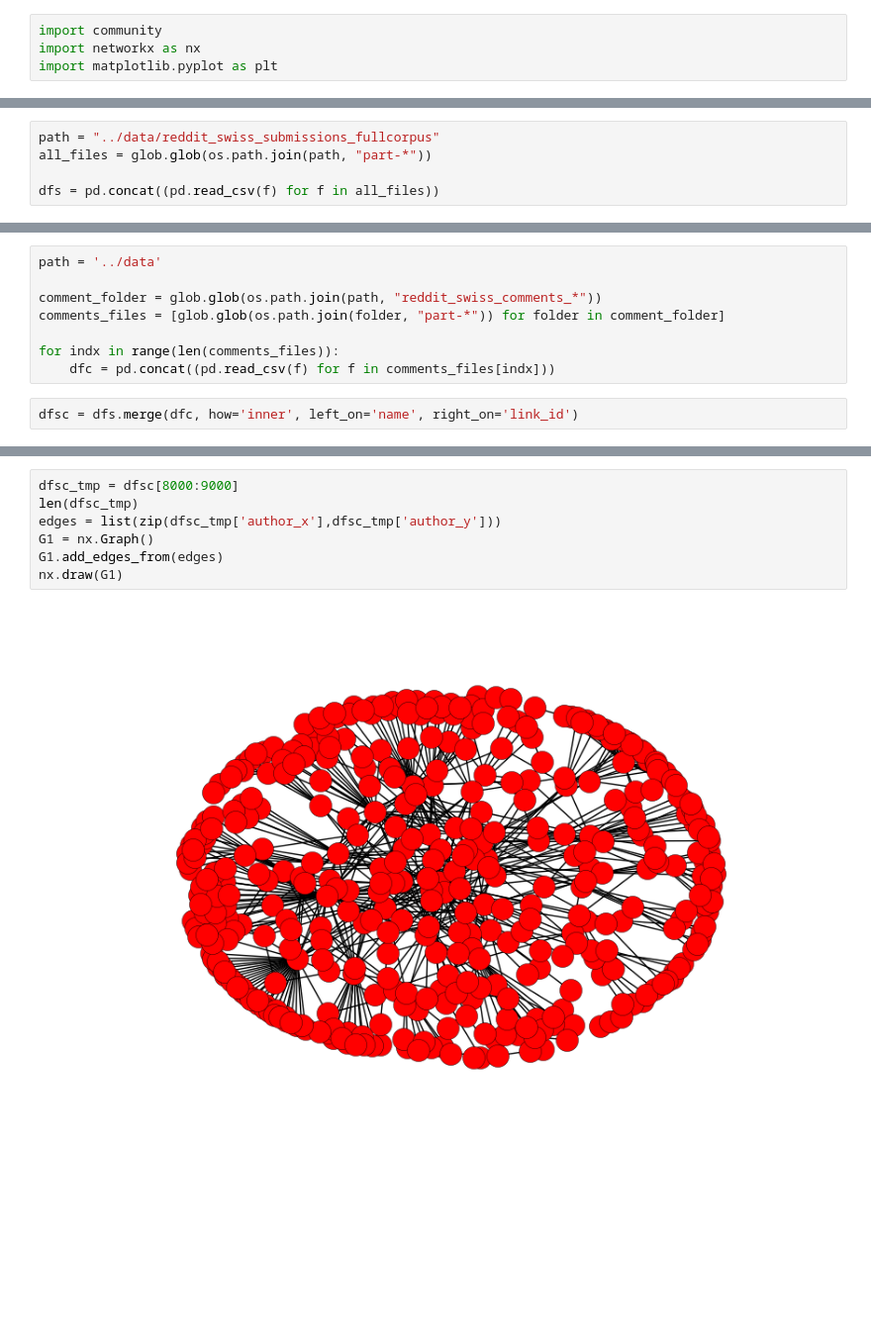
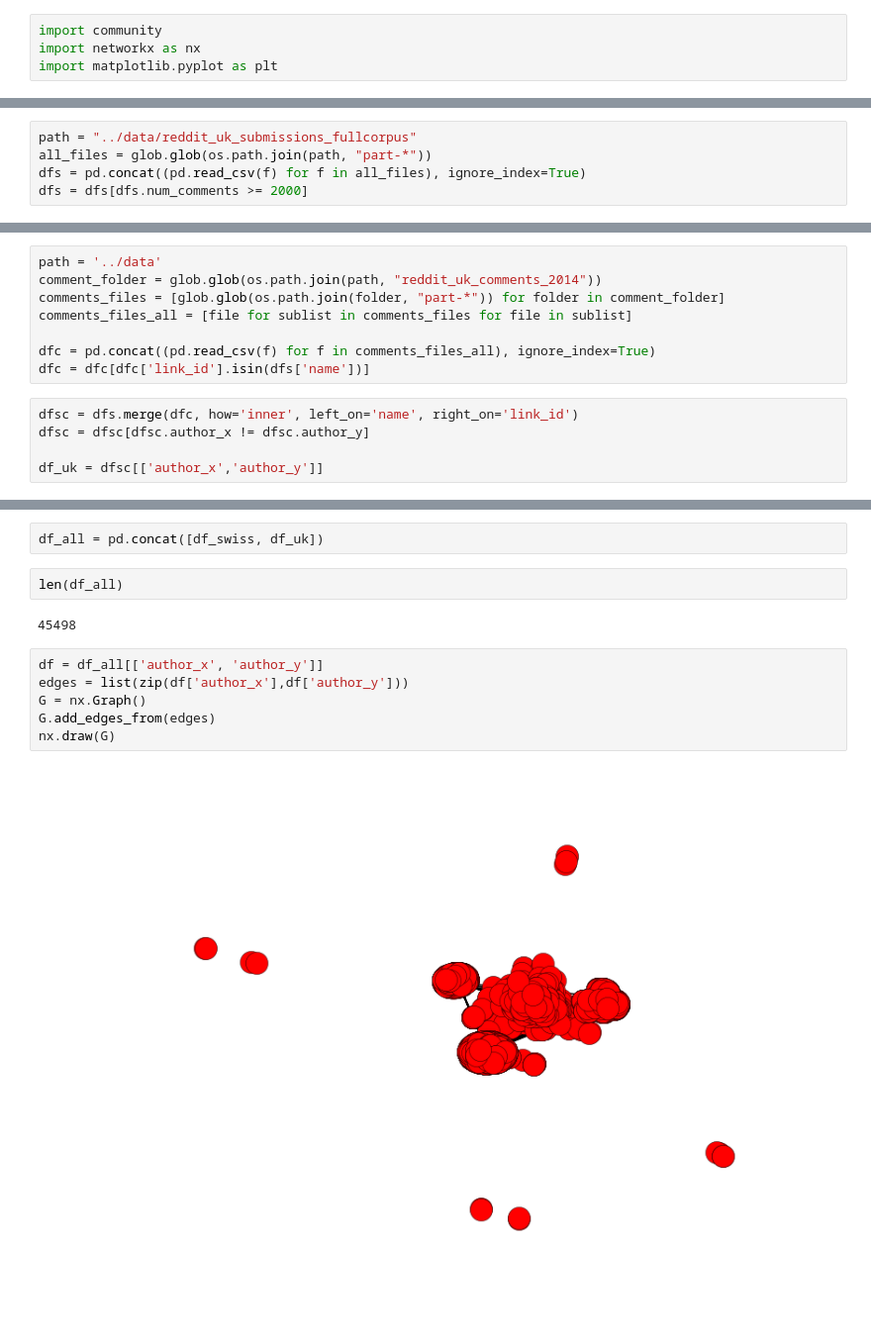
Before and after one commit to vidit09/ada-project, a Jupyter notebook: Communities/communities.ipynb, the cells around one changed output, grey strips where cells are left out. Shown at 99% size. Saved outputs shown, nothing was run; the diff lists cells and outputs as text; blank space fills up the shorter version.

```diff
--- a/Communities/communities.ipynb
+++ b/Communities/communities.ipynb
@@ -22,5 +70,5 @@ import matplotlib.pyplot as plt
 # %%
-path = "../data/reddit_swiss_submissions_fullcorpus"
+path = "../data/reddit_uk_submissions_fullcorpus"
 all_files = glob.glob(os.path.join(path, "part-*"))
-
-dfs = pd.concat((pd.read_csv(f) for f in all_files))
+dfs = pd.concat((pd.read_csv(f) for f in all_files), ignore_index=True)
+dfs = dfs[dfs.num_comments >= 2000]
@@ -29,10 +75,13 @@ dfs = dfs[dfs.num_comments != 0]
 # %%
 path = '../data'
+comment_folder = glob.glob(os.path.join(path, "reddit_uk_comments_2014"))
+comments_files = [glob.glob(os.path.join(folder, "part-*")) for folder in comment_folder]
+comments_files_all = [file for sublist in comments_files for file in sublist]
 
-comment_folder = glob.glob(os.path.join(path, "reddit_swiss_comments_*"))
-comments_files = [glob.glob(os.path.join(folder, "part-*")) for folder in comment_folder]
-
-for indx in range(len(comments_files)):
-    dfc = pd.concat((pd.read_csv(f) for f in comments_files[indx]))
+dfc = pd.concat((pd.read_csv(f) for f in comments_files_all), ignore_index=True)
+dfc = dfc[dfc['link_id'].isin(dfs['name'])]
 # %%
 dfsc = dfs.merge(dfc, how='inner', left_on='name', right_on='link_id')
+dfsc = dfsc[dfsc.author_x != dfsc.author_y]
+
+df_uk = dfsc[['author_x','author_y']]
@@ -45,9 +131,14 @@ len(dfsc)
+# %%
+df_all = pd.concat([df_swiss, df_uk])
+# %%
+len(df_all)
+# %% [output]
+45498
 # %%
-dfsc_tmp = dfsc[8000:9000]
-len(dfsc_tmp)
-edges = list(zip(dfsc_tmp['author_x'],dfsc_tmp['author_y']))
-G1 = nx.Graph()
-G1.add_edges_from(edges)
-nx.draw(G1)
+df = df_all[['author_x', 'author_y']]
+edges = list(zip(df['author_x'],df['author_y']))
+G = nx.Graph()
+G.add_edges_from(edges)
+nx.draw(G)
 # %% [output]
-[figure, old version]
+[figure, new version]
```
Also changed, not shown: parts of 20 cells of this notebook, 1 other file.
